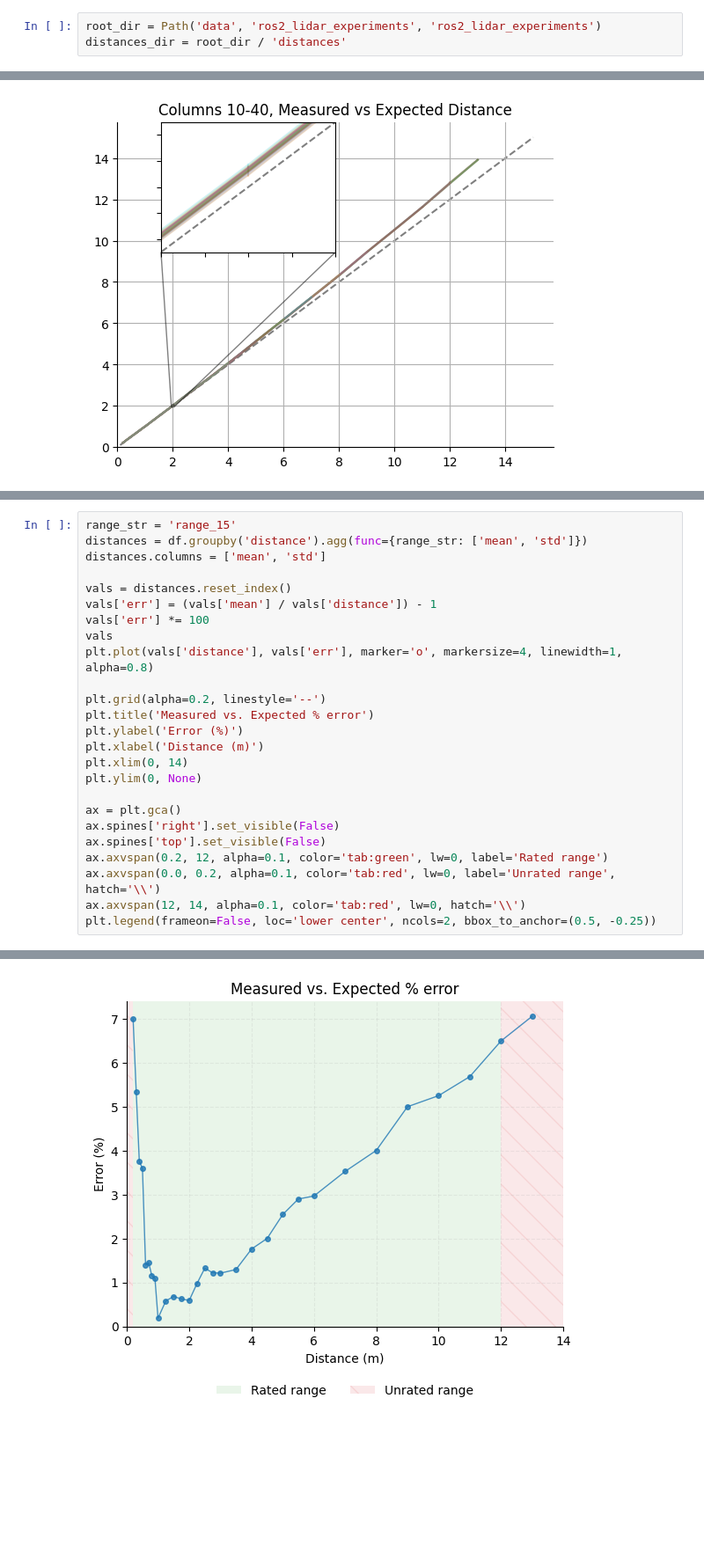
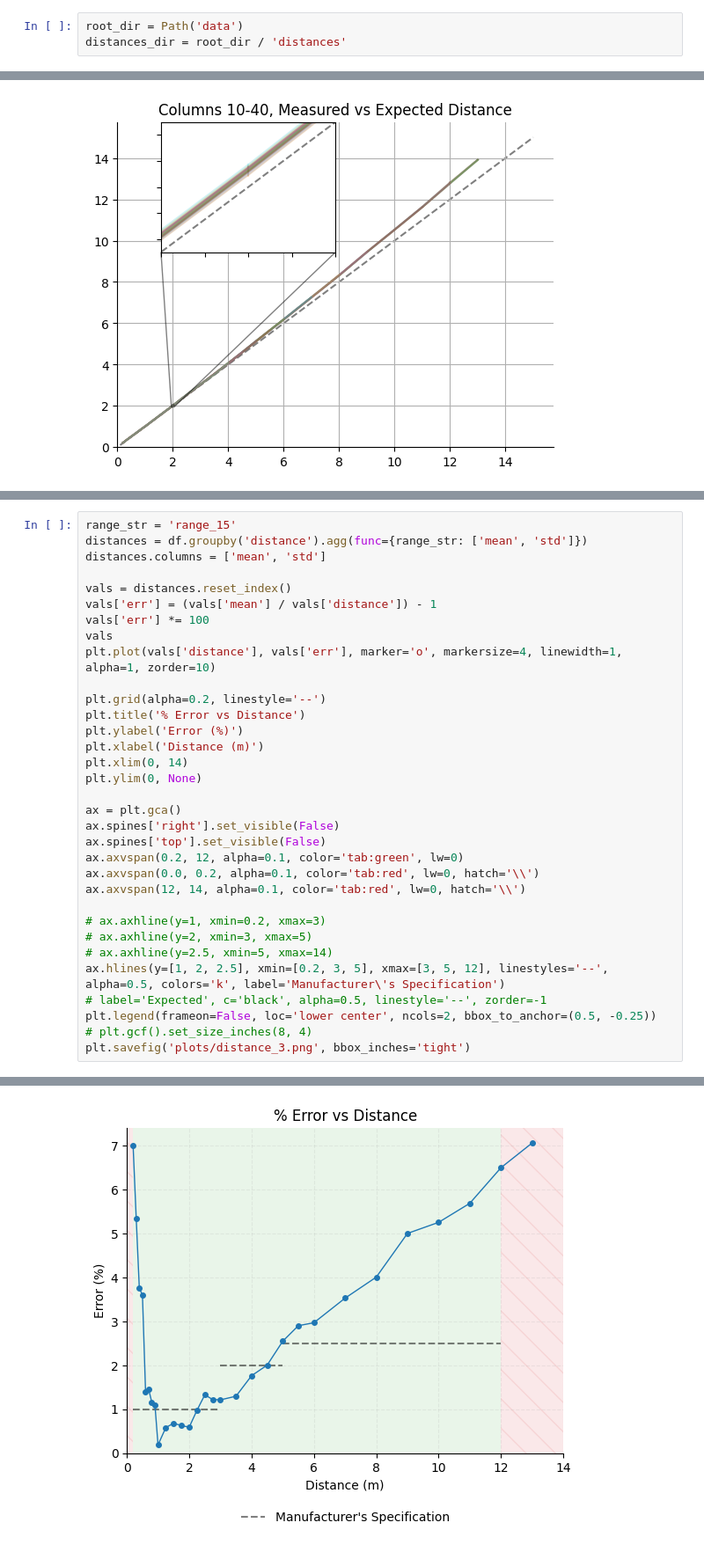
Before and after one commit to MJF2003/RSDPTeam10, a Jupyter notebook: data_munging.ipynb, the cells around one changed output, grey strips where cells are left out. Shown at 88% size. Drawn from its saved outputs; the diff is of its cells as text; blank space fills up the shorter version.

```diff
--- a/data_munging.ipynb
+++ b/data_munging.ipynb
@@ -4,7 +4,7 @@ from pathlib import Path
 import re
 import matplotlib.pyplot as plt
 # %%
-root_dir = Path('data', 'ros2_lidar_experiments', 'ros2_lidar_experiments')
+root_dir = Path('data')
 distances_dir = root_dir / 'distances'
 # %%
 headers = [
@@ -178,10 +183,10 @@ vals = distances.reset_index()
 vals['err'] = (vals['mean'] / vals['distance']) - 1
 vals['err'] *= 100
 vals
-plt.plot(vals['distance'], vals['err'], marker='o', markersize=4, linewidth=1, alpha=0.8)
+plt.plot(vals['distance'], vals['err'], marker='o', markersize=4, linewidth=1, alpha=1, zorder=10)
 
 plt.grid(alpha=0.2, linestyle='--')
-plt.title('Measured vs. Expected % error')
+plt.title('% Error vs Distance')
 plt.ylabel('Error (%)')
 plt.xlabel('Distance (m)')
 plt.xlim(0, 14)
@@ -190,8 +195,16 @@ plt.ylim(0, None)
 ax = plt.gca()
 ax.spines['right'].set_visible(False)
 ax.spines['top'].set_visible(False)
-ax.axvspan(0.2, 12, alpha=0.1, color='tab:green', lw=0, label='Rated range')
-ax.axvspan(0.0, 0.2, alpha=0.1, color='tab:red', lw=0, label='Unrated range', hatch='\\')
+ax.axvspan(0.2, 12, alpha=0.1, color='tab:green', lw=0)
+ax.axvspan(0.0, 0.2, alpha=0.1, color='tab:red', lw=0, hatch='\\')
 ax.axvspan(12, 14, alpha=0.1, color='tab:red', lw=0, hatch='\\')
+
+# ax.axhline(y=1, xmin=0.2, xmax=3)
+# ax.axhline(y=2, xmin=3, xmax=5)
+# ax.axhline(y=2.5, xmin=5, xmax=14)
+ax.hlines(y=[1, 2, 2.5], xmin=[0.2, 3, 5], xmax=[3, 5, 12], linestyles='--', alpha=0.5, colors='k', label='Manufacturer\'s Specification')
+# label='Expected', c='black', alpha=0.5, linestyle='--', zorder=-1
 plt.legend(frameon=False, loc='lower center', ncols=2, bbox_to_anchor=(0.5, -0.25))
+# plt.gcf().set_size_inches(8, 4)
+plt.savefig('plots/distance_3.png', bbox_inches='tight')
 # %% [output]
@@ -199 +211 @@ plt.legend(frameon=False, loc='lower center', ncols=2, bbox_to_anchor=(0.5, -0.2
-[figure, old version]
+[figure, new version]
```
Also changed, not shown: parts of 15 cells of this notebook, 6 other files.
